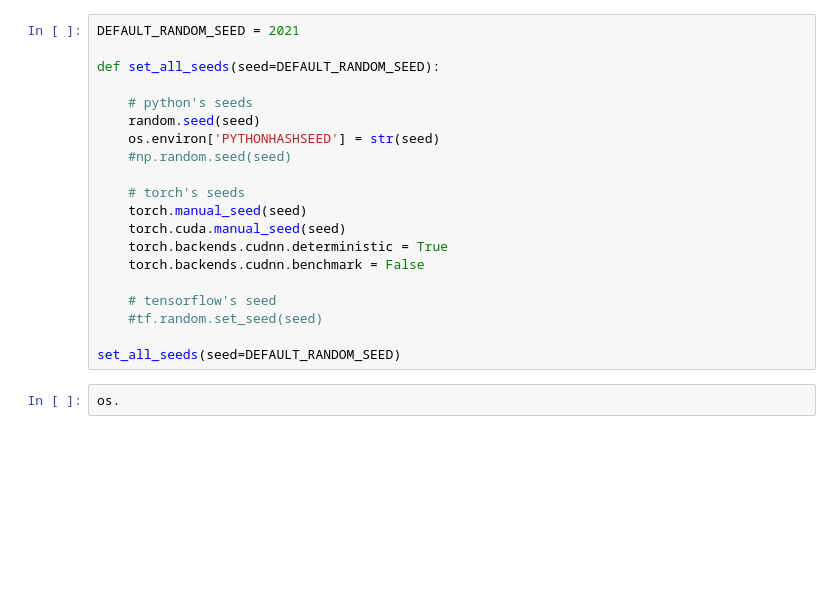
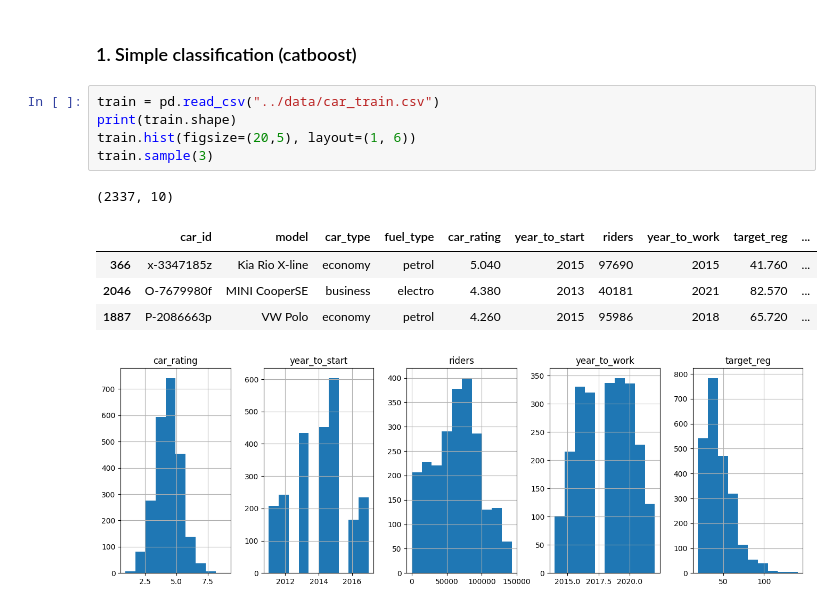
Before and after one commit to asa-eve/DS-code-practice, a Jupyter notebook: notebooks/pandas-practice.ipynb, the cells around one changed output. Drawn from its saved outputs; the diff is of its cells as text; blank space fills up the shorter version.

```diff
--- a/notebooks/pandas-practice.ipynb
+++ b/notebooks/pandas-practice.ipynb
@@ -9,22 +19,14 @@ pd.set_option('display.float_format', '{:.3f}'.format)
-# %%
-DEFAULT_RANDOM_SEED = 2021
-
-def set_all_seeds(seed=DEFAULT_RANDOM_SEED):
-
-    # python's seeds
-    random.seed(seed)
-    os.environ['PYTHONHASHSEED'] = str(seed)
-    #np.random.seed(seed)
-
-    # torch's seeds
-    torch.manual_seed(seed)
-    torch.cuda.manual_seed(seed)
-    torch.backends.cudnn.deterministic = True
-    torch.backends.cudnn.benchmark = False
-
-    # tensorflow's seed
-    #tf.random.set_seed(seed)
-
-set_all_seeds(seed=DEFAULT_RANDOM_SEED)
-# %%
-os.
+# %% [markdown]
+### 1. Simple classification (catboost)
+# %%
+train = pd.read_csv("../data/car_train.csv")
+print(train.shape)
+train.hist(figsize=(20,5), layout=(1, 6))
+train.sample(3)
+# %% [output]
+(2337, 10)
+|  | car_id | model | car_type | fuel_type | car_rating | year_to_start | riders | year_to_work | target_reg | ... |
+| 366 | x-3347185z | Kia Rio X-line | economy | petrol | 5.040 | 2015 | 97690 | 2015 | 41.760 | ... |
+| 2046 | O-7679980f | MINI CooperSE | business | electro | 4.380 | 2013 | 40181 | 2021 | 82.570 | ... |
+| 1887 | P-2086663p | VW Polo | economy | petrol | 4.260 | 2015 | 95986 | 2018 | 65.720 | ... |
+[figure, added]
```
Also changed, not shown: parts of 15 cells of this notebook, 13 other files.
